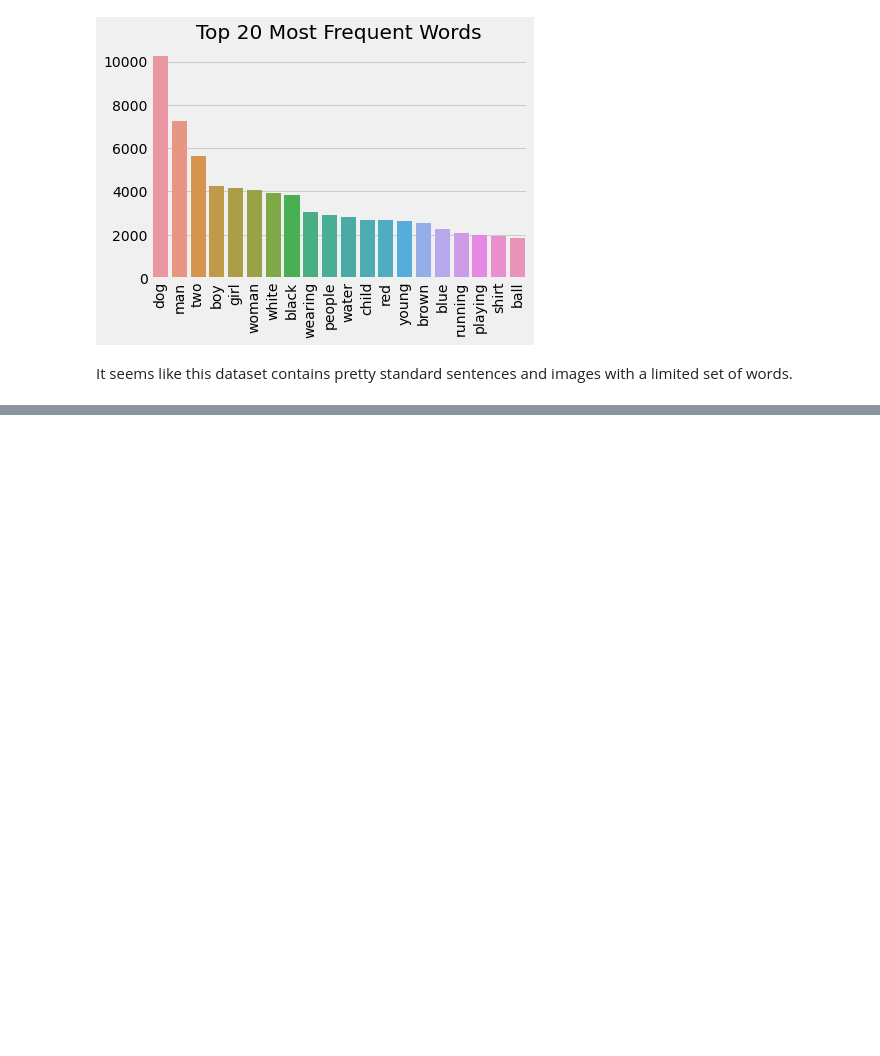
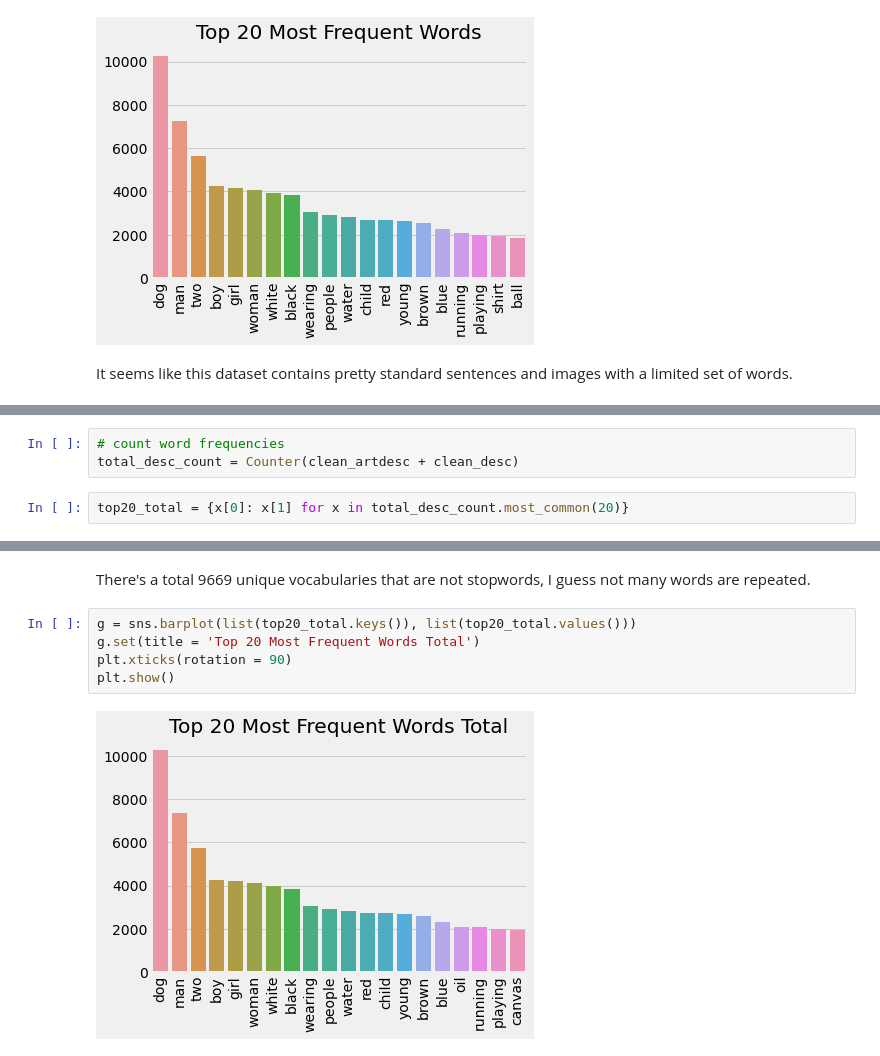
Before and after one commit to stereopickle/art_title_generator, a Jupyter notebook: 020.EDA.ipynb, the cells around one changed output, grey strips where cells are left out. Saved outputs shown, nothing was run; the diff lists cells and outputs as text; blank space fills up the shorter version.

```diff
--- a/020.EDA.ipynb
+++ b/020.EDA.ipynb
@@ -78,0 +125,5 @@ It seems like this dataset contains pretty standard sentences and images with a
+# %%
+# count word frequencies
+total_desc_count = Counter(clean_artdesc + clean_desc)
+# %%
+top20_total = {x[0]: x[1] for x in total_desc_count.most_common(20)}
@@ -78,0 +134,9 @@ It seems like this dataset contains pretty standard sentences and images with a
+# %% [markdown]
+There's a total 9669 unique vocabularies that are not stopwords, I guess not many words are repeated.
+# %%
+g = sns.barplot(list(top20_total.keys()), list(top20_total.values()))
+g.set(title = 'Top 20 Most Frequent Words Total')
+plt.xticks(rotation = 90)
+plt.show()
+# %% [output]
+[figure, added]
```
Also changed, not shown: parts of 16 cells of this notebook.
